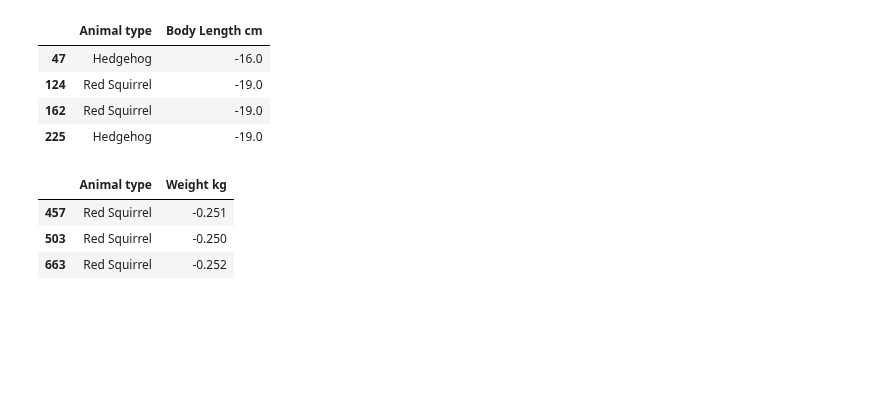
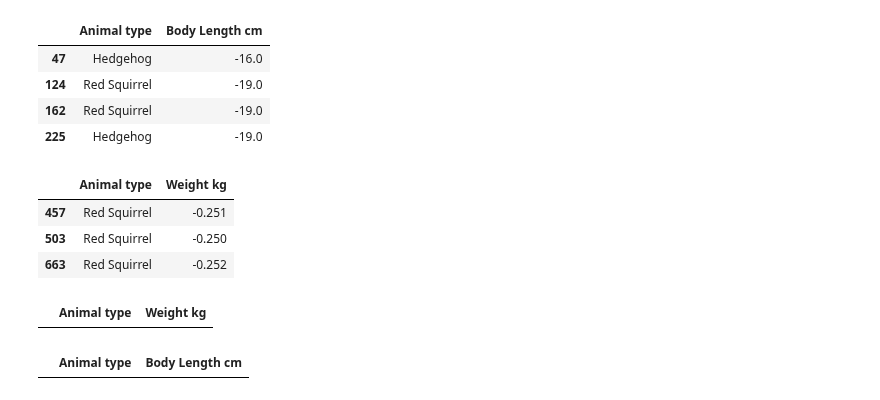
Before and after one commit to juanalvarez2491-web/Entregables-BIT-JuanCarlosAlvarezOchoa, a Jupyter notebook: Actividad_2_Limpieza_y_análisis_de_datos_con_Pandas_+_NumPy.ipynb, the cells around one changed output. Drawn from its saved outputs; the diff is of its cells as text; code cells hidden in the pictures; blank space fills up the shorter version.

```diff
--- a/Actividad_2_Limpieza_y_análisis_de_datos_con_Pandas_+_NumPy.ipynb
+++ b/Actividad_2_Limpieza_y_análisis_de_datos_con_Pandas_+_NumPy.ipynb
@@ -527,0 +477,8 @@ df[df["Weight kg"] < 0][["Animal type", "Weight kg"]].head()
+# %%
+df[df["Weight kg"] < 0][["Animal type", "Weight kg"]].head()
+# %% [output]
+|  | Animal type | Weight kg |
+# %%
+df[df["Body Length cm"] < 0][["Animal type", "Body Length cm"]].head(5)
+# %% [output]
+|  | Animal type | Body Length cm |
```
Also changed, not shown: parts of 22 cells of this notebook.
